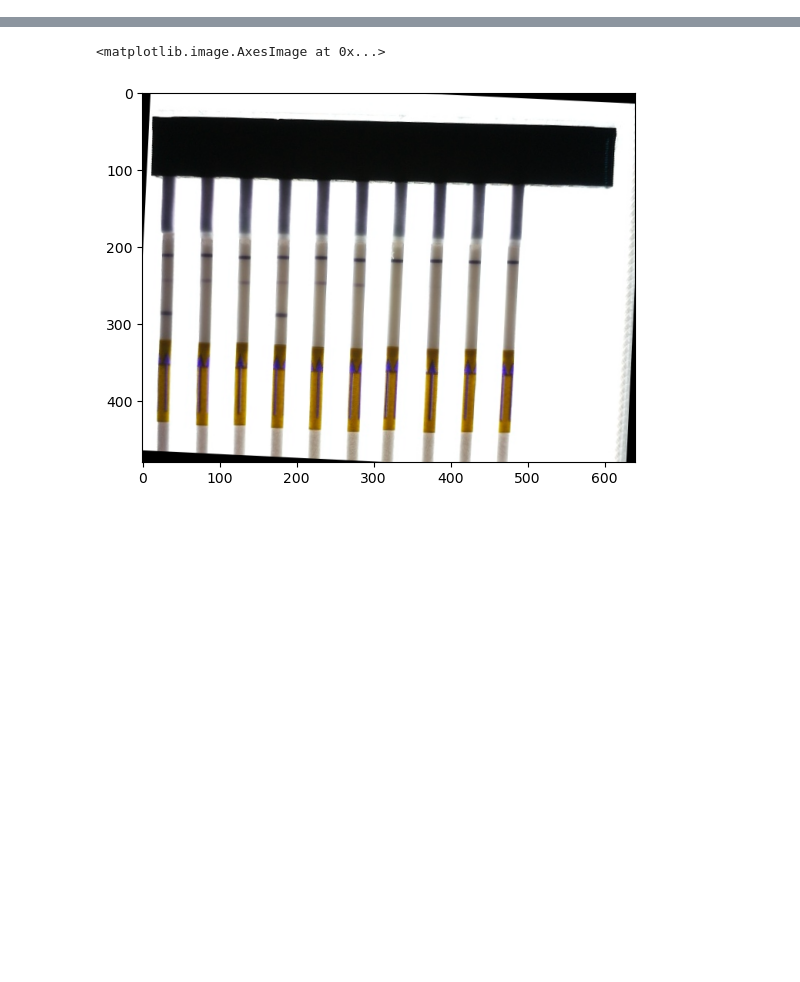
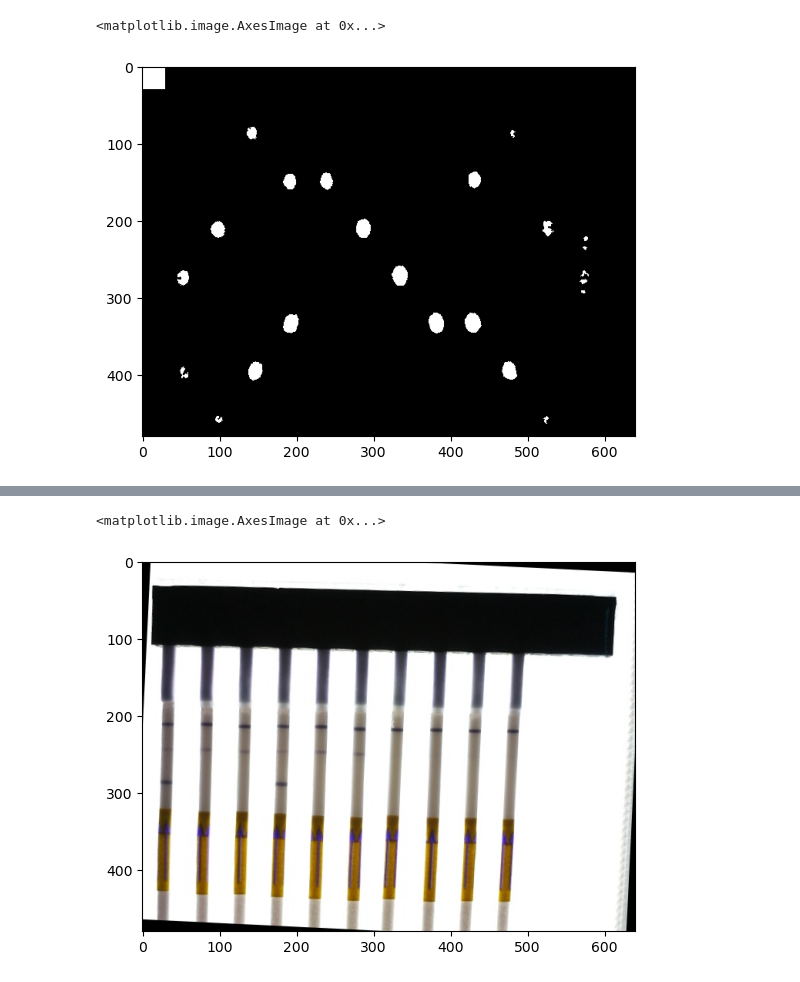
Before and after one commit to Miloumille/CTMA_internship_Photodetector, a Jupyter notebook: script/Untitled.ipynb, the cells around one changed output, grey strips where cells are left out. Saved outputs shown, nothing was run; the diff lists cells and outputs as text; code cells hidden in the pictures; blank space fills up the shorter version.

```diff
--- a/script/Untitled.ipynb
+++ b/script/Untitled.ipynb
@@ -343,0 +236,17 @@ cell_dict
+# %%
+_, mask = cv2.threshold(a, 105, 150, cv2.THRESH_BINARY_INV)  # Adjust threshold as needed
+
+# Find contours of the darker regions in the mask
+contours, _ = cv2.findContours(mask, cv2.RETR_EXTERNAL, cv2.CHAIN_APPROX_SIMPLE)
+
+# Create an empty mask to keep only large dots
+large_dots_mask = np.zeros_like(mask)
+
+# Loop through contours and keep only ones larger than 100 pixels
+for contour in contours:
+    if cv2.contourArea(contour) > 10:  # Filter by area size
+        cv2.drawContours(large_dots_mask, [contour], -1, 255, thickness=cv2.FILLED)
+plt.imshow(large_dots_mask, cmap='gray')
+# %% [output]
+<matplotlib.image.AxesImage at 0x...>
+[figure, added]
```
Also changed, not shown: parts of 8 cells of this notebook, 7 other files.
